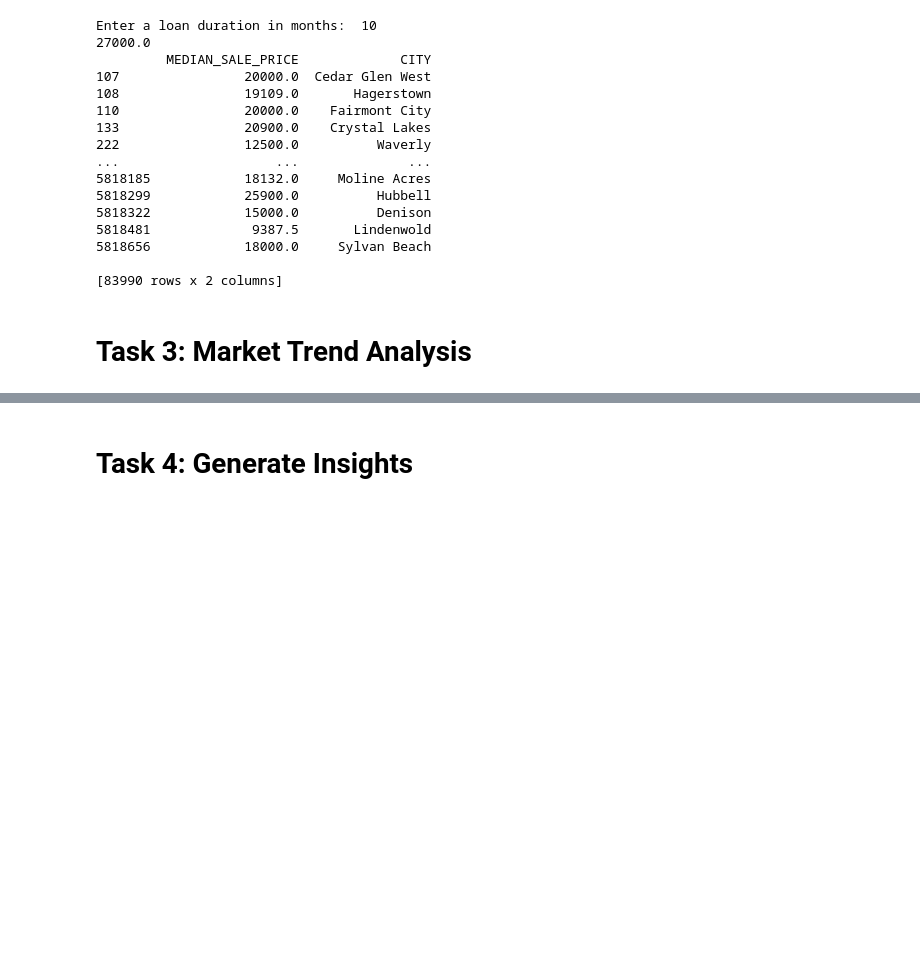
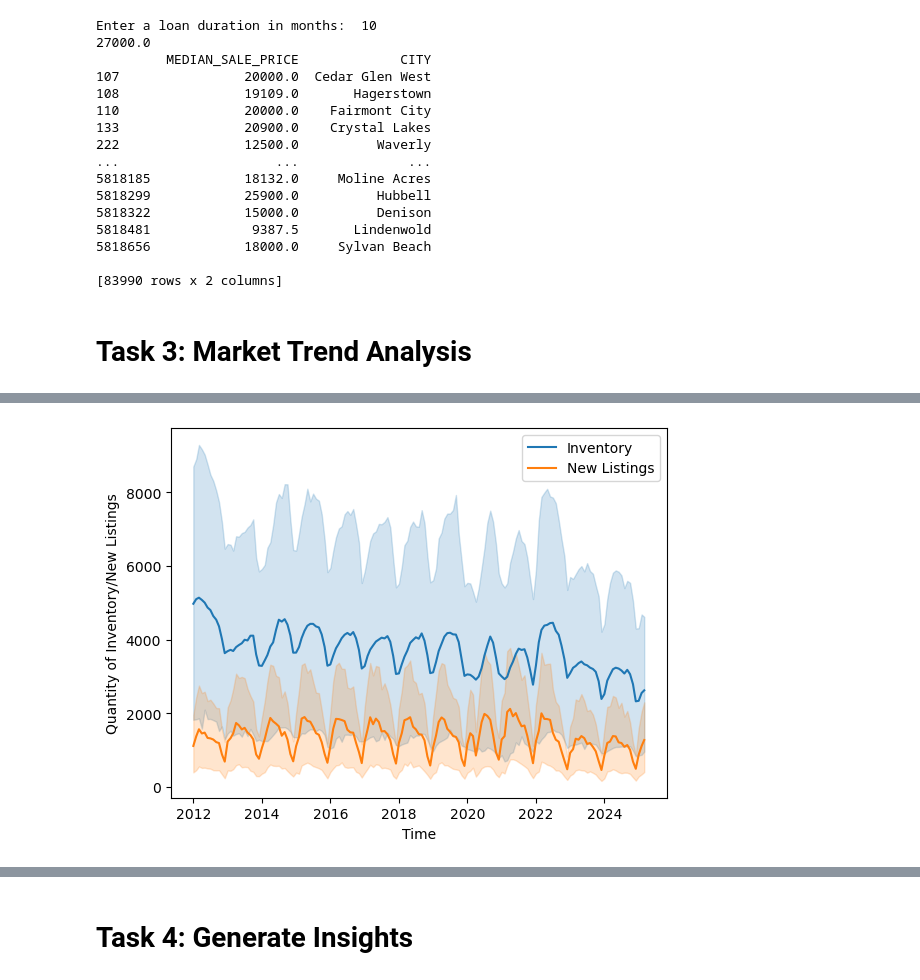
Before and after one commit to MoonBasedKas/smartHousingAdvisor, a Jupyter notebook: smartHousePredictor.ipynb, the cells around one changed output, grey strips where cells are left out. Drawn from its saved outputs; the diff is of its cells as text; code cells hidden in the pictures; blank space fills up the shorter version.

```diff
--- a/smartHousePredictor.ipynb
+++ b/smartHousePredictor.ipynb
@@ -104,0 +114,8 @@ sb.scatterplot(market, x="PERIOD_BEGIN", y="AVG_SALE_TO_LIST")
+# %%
+sb.lineplot(market, x="PERIOD_BEGIN", y="INVENTORY", label="Inventory")
+sb.lineplot(market, x="PERIOD_BEGIN", y="NEW_LISTINGS", label="New Listings")
+mlp.ylabel("Quantity of Inventory/New Listings")
+mlp.xlabel("Time")
+mlp.show()
+# %% [output]
+[figure, added]
```
Also changed, not shown: parts of 5 cells of this notebook.
